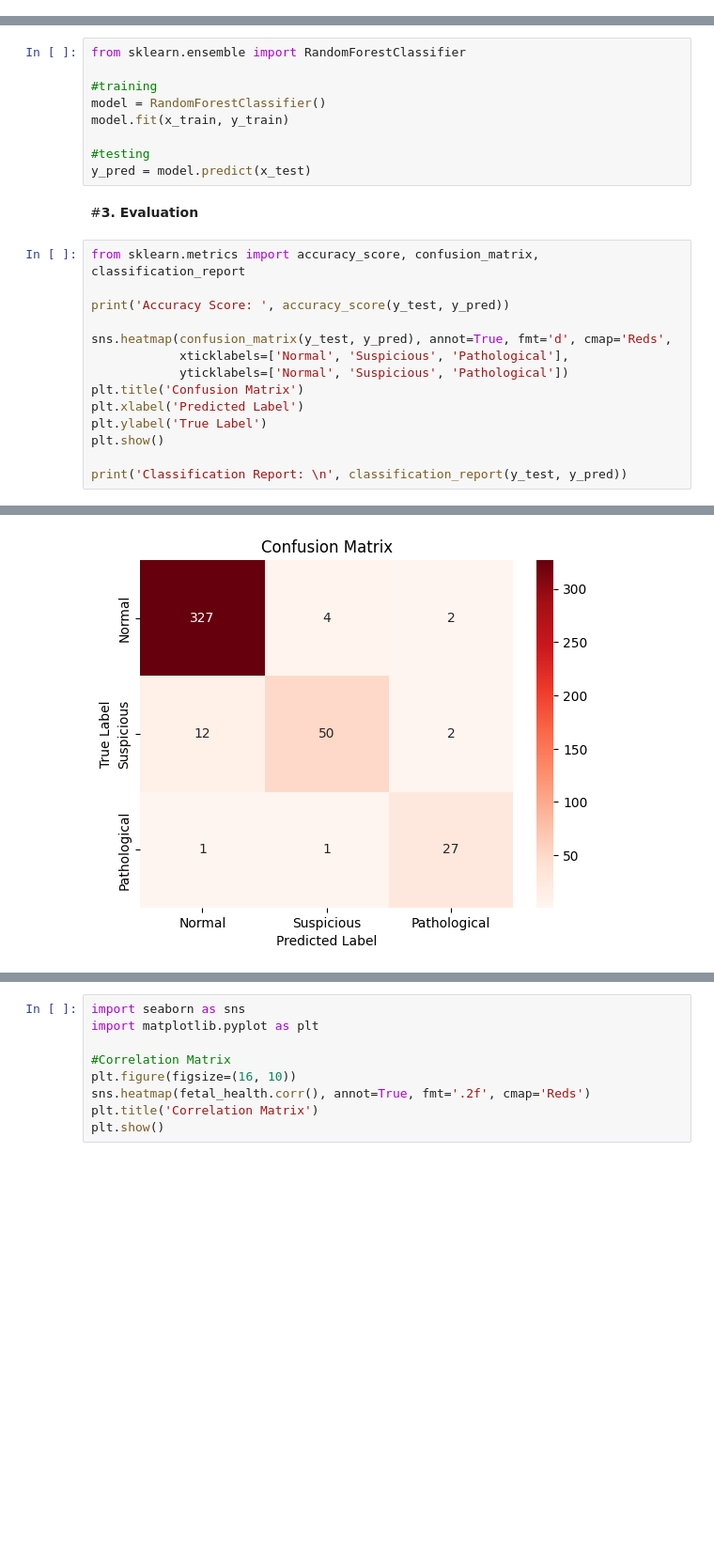
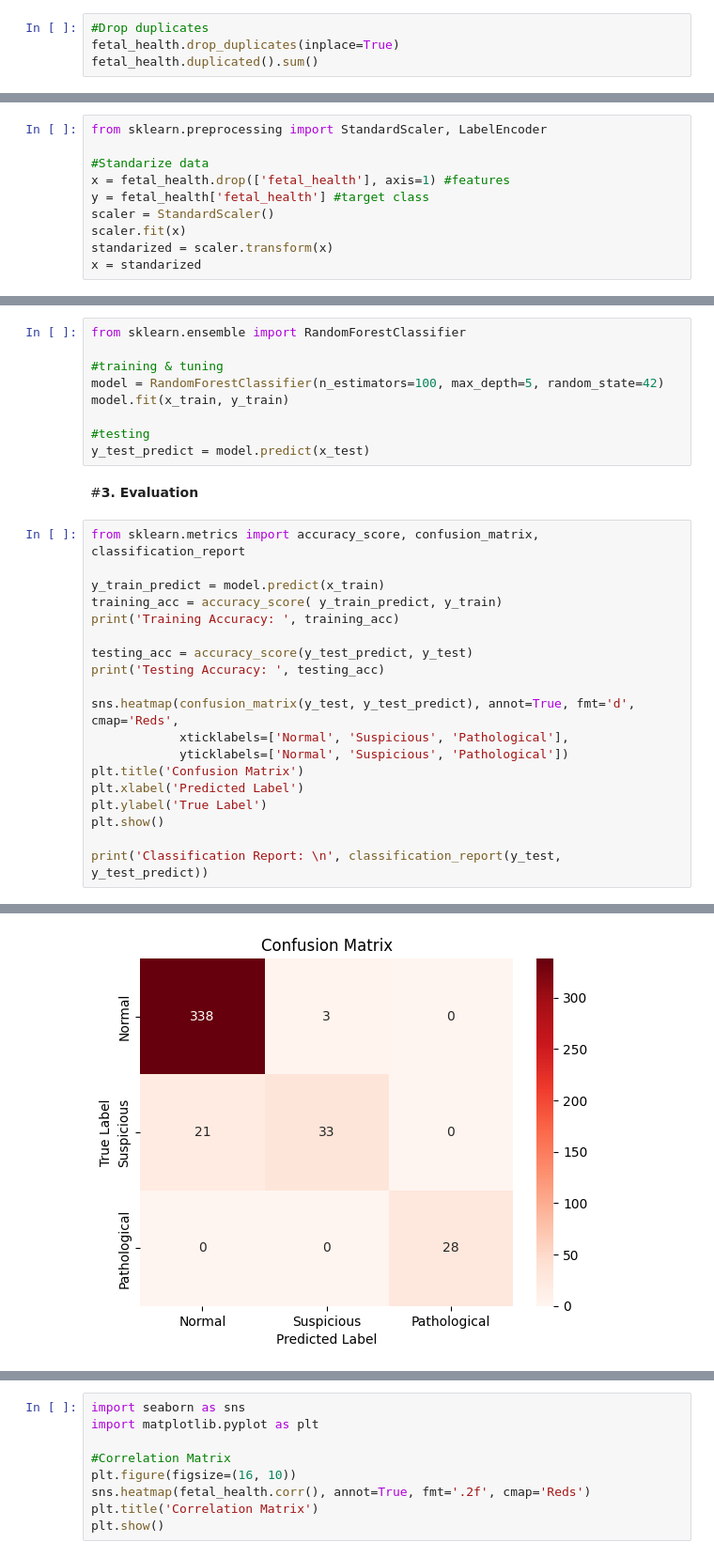
Before and after one commit to feliciasalim/fetal-health-calssification, a Jupyter notebook: Fetal_Health_Classification_With_RF.ipynb, the cells around one changed output, grey strips where cells are left out. Shown: that part at 94% size. Cells and saved outputs as stored; diff of their text form; blank space fills up the shorter version.

```diff
--- a/Fetal_Health_Classification_With_RF.ipynb
+++ b/Fetal_Health_Classification_With_RF.ipynb
@@ -91,0 +94,4 @@ fetal_health.describe()
+# %%
+#Drop duplicates
+fetal_health.drop_duplicates(inplace=True)
+fetal_health.duplicated().sum()
@@ -92,3 +100,13 @@ fetal_health.describe()
+# %%
+from sklearn.preprocessing import StandardScaler, LabelEncoder
+
+#Standarize data
+x = fetal_health.drop(['fetal_health'], axis=1) #features
+y = fetal_health['fetal_health'] #target class
+scaler = StandardScaler()
+scaler.fit(x)
+standarized = scaler.transform(x)
+x = standarized
 # %% [markdown]
 # **2. Model Training & Testing**
 # %%
@@ -99,20 +117,25 @@ x_train, x_test, y_train, y_test = train_test_split(x, y, test_size=0.2, random_
 # %%
 from sklearn.ensemble import RandomForestClassifier
 
-#training
-model = RandomForestClassifier()
+#training & tuning
+model = RandomForestClassifier(n_estimators=100, max_depth=5, random_state=42)
 model.fit(x_train, y_train)
 
 #testing
-y_pred = model.predict(x_test)
+y_test_predict = model.predict(x_test)
 # %% [markdown]
 #**3. Evaluation**
 # %%
 from sklearn.metrics import accuracy_score, confusion_matrix, classification_report
 
-print('Accuracy Score: ', accuracy_score(y_test, y_pred))
+y_train_predict = model.predict(x_train)
+training_acc = accuracy_score( y_train_predict, y_train)
+print('Training Accuracy: ', training_acc)
 
-sns.heatmap(confusion_matrix(y_test, y_pred), annot=True, fmt='d', cmap='Reds',
+testing_acc = accuracy_score(y_test_predict, y_test)
+print('Testing Accuracy: ', testing_acc)
+
+sns.heatmap(confusion_matrix(y_test, y_test_predict), annot=True, fmt='d', cmap='Reds',
             xticklabels=['Normal', 'Suspicious', 'Pathological'],
             yticklabels=['Normal', 'Suspicious', 'Pathological'])
 plt.title('Confusion Matrix')
@@ -120,5 +143,5 @@ plt.xlabel('Predicted Label')
 plt.ylabel('True Label')
 plt.show()
 
-print('Classification Report: \n', classification_report(y_test, y_pred))
+print('Classification Report: \n', classification_report(y_test, y_test_predict))
 # %% [output]
@@ -126,4 +150,4 @@ Accuracy Score:  0.9483568075117371
-[figure, old version]
+[figure, new version]
 Classification Report:
                precision    recall  f1-score   support
 
```
Also changed, not shown: parts of 7 cells of this notebook, 1 other file.
